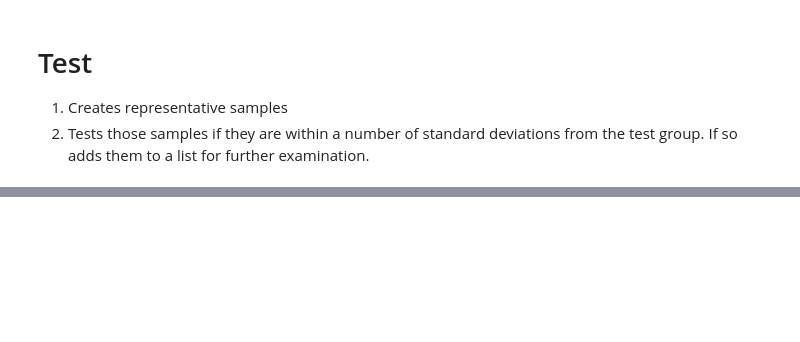
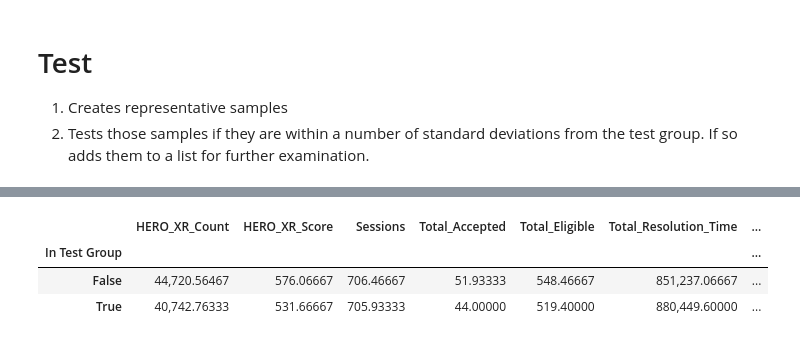
Before and after one commit to Austen-Moore94/Expert-Assist-Pilot, a Jupyter notebook: AdHocs/10. Expert Selection for ExpertWorkspace/Expert Workspace Breakout.ipynb, the cells around one changed output, grey strips where cells are left out. Cells and saved outputs as stored; diff of their text form; code cells hidden in the pictures; blank space fills up the shorter version.

```diff
--- a/AdHocs/10. Expert Selection for ExpertWorkspace/Expert Workspace Breakout.ipynb
+++ b/AdHocs/10. Expert Selection for ExpertWorkspace/Expert Workspace Breakout.ipynb
@@ -155,0 +201,24 @@ del df, pivot_base, pivot
+# %%
+df = dfp.copy()
+df['In Test Group']=(df['Employee'].isin([548026, 426097, 575996, 569375, 581015, 572222, 567799, 547381, 578299, 580867, 574176, 568545, 569153, 579630, 552704]))
+
+df = pd.pivot_table(
+    df.copy(),
+    index='Employee',
+    values=['Total_Accepted','Total_Eligible','HERO_XR_Score','HERO_XR_Count',
+            'Transfer_Score', 'Transfer_Count','Total_Resolution_Time','Sessions'],
+            aggfunc=np.sum)
+df['Employee'] = df.index.copy()
+df['In Test Group']=(df['Employee'].isin([548026, 426097, 575996, 569375, 581015, 572222, 567799, 547381, 578299, 580867, 574176, 568545, 569153, 579630, 552704]))
+df = pd.pivot_table(
+    df.copy(),
+    index='In Test Group',
+    values=['Total_Accepted','Total_Eligible','HERO_XR_Score','HERO_XR_Count',
+            'Transfer_Score', 'Transfer_Count','Total_Resolution_Time','Sessions'])
+df = add_metrics(df)
+df
+# %% [output]
+|  | HERO_XR_Count | HERO_XR_Score | Sessions | Total_Accepted | Total_Eligible | Total_Resolution_Time | ... |
+| In Test Group |  |  |  |  |  |  | ... |
+| False | 44,720.56467 | 576.06667 | 706.46667 | 51.93333 | 548.46667 | 851,237.06667 | ... |
+| True | 40,742.76333 | 531.66667 | 705.93333 | 44.00000 | 519.40000 | 880,449.60000 | ... |
```
Also changed, not shown: parts of 5 cells of this notebook, 1 other file.
